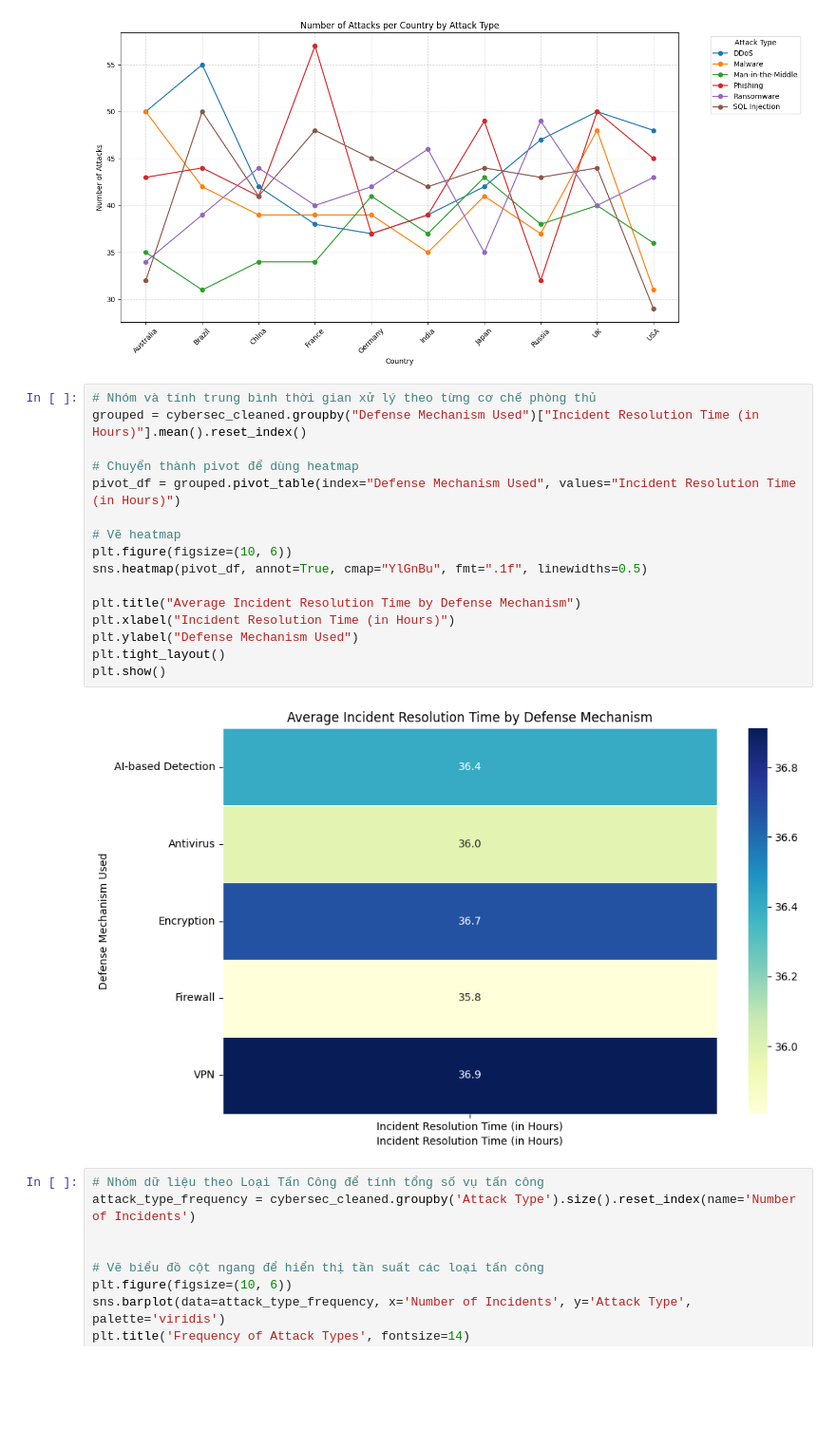
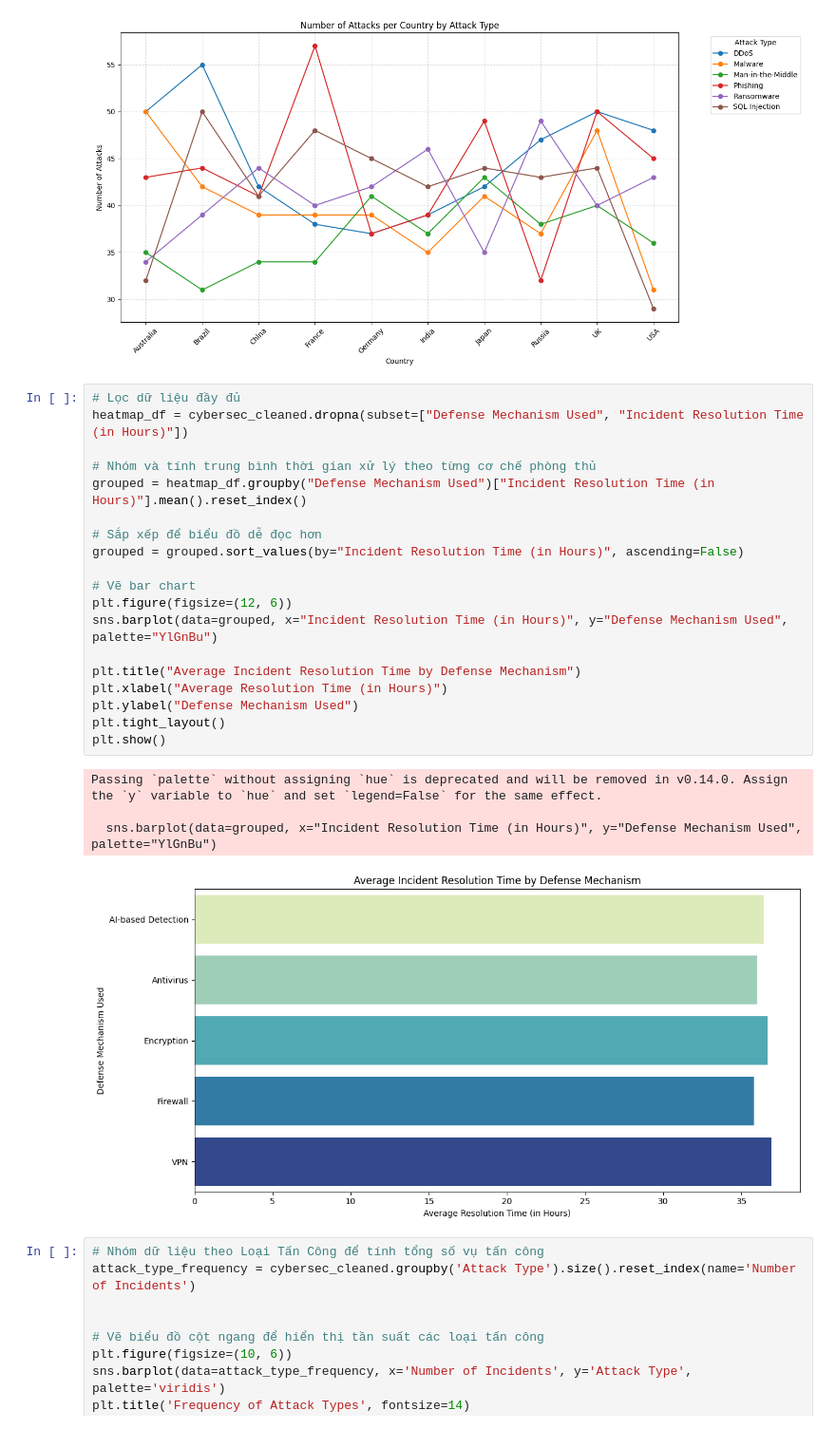
Before and after one commit to immaFrogUwU/Cyber-Security-Threats, a Jupyter notebook: Data_Storytelling_Cyber_Security_Threats.ipynb, the cells around one changed output. Shown at 95% size. Saved outputs shown, nothing was run; the diff lists cells and outputs as text; blank space fills up the shorter version.

```diff
--- a/Data_Storytelling_Cyber_Security_Threats.ipynb
+++ b/Data_Storytelling_Cyber_Security_Threats.ipynb
@@ -409,23 +409,29 @@ plt.show()
 # %% [output]
 [figure]
 # %%
+# Lọc dữ liệu đầy đủ
+heatmap_df = cybersec_cleaned.dropna(subset=["Defense Mechanism Used", "Incident Resolution Time (in Hours)"])
+
 # Nhóm và tính trung bình thời gian xử lý theo từng cơ chế phòng thủ
-grouped = cybersec_cleaned.groupby("Defense Mechanism Used")["Incident Resolution Time (in Hours)"].mean().reset_index()
+grouped = heatmap_df.groupby("Defense Mechanism Used")["Incident Resolution Time (in Hours)"].mean().reset_index()
 
-# Chuyển thành pivot để dùng heatmap
-pivot_df = grouped.pivot_table(index="Defense Mechanism Used", values="Incident Resolution Time (in Hours)")
+# Sắp xếp để biểu đồ dễ đọc hơn
+grouped = grouped.sort_values(by="Incident Resolution Time (in Hours)", ascending=False)
 
-# Vẽ heatmap
-plt.figure(figsize=(10, 6))
-sns.heatmap(pivot_df, annot=True, cmap="YlGnBu", fmt=".1f", linewidths=0.5)
+# Vẽ bar chart
+plt.figure(figsize=(12, 6))
+sns.barplot(data=grouped, x="Incident Resolution Time (in Hours)", y="Defense Mechanism Used", palette="YlGnBu")
 
 plt.title("Average Incident Resolution Time by Defense Mechanism")
-plt.xlabel("Incident Resolution Time (in Hours)")
+plt.xlabel("Average Resolution Time (in Hours)")
 plt.ylabel("Defense Mechanism Used")
 plt.tight_layout()
 plt.show()
 # %% [output]
+Passing `palette` without assigning `hue` is deprecated and will be removed in v0.14.0. Assign the `y` variable to `hue` and set `legend=False` for the same effect.
+
+  sns.barplot(data=grouped, x="Incident Resolution Time (in Hours)", y="Defense Mechanism Used", palette="YlGnBu")
-[figure, old version]
+[figure, new version]
 # %%
 # Nhóm dữ liệu theo Loại Tấn Công để tính tổng số vụ tấn công
 attack_type_frequency = cybersec_cleaned.groupby('Attack Type').size().reset_index(name='Number of Incidents')
```
Also changed, not shown: parts of 1 cell of this notebook.
